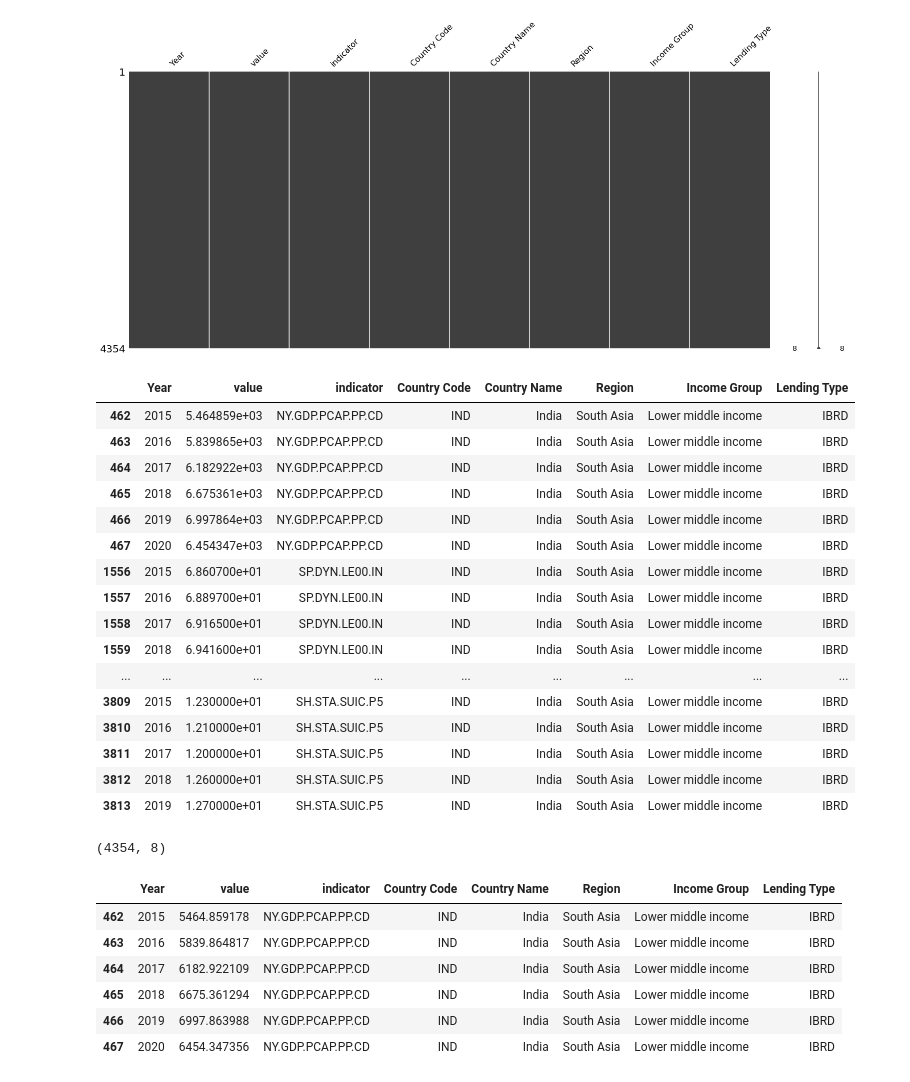
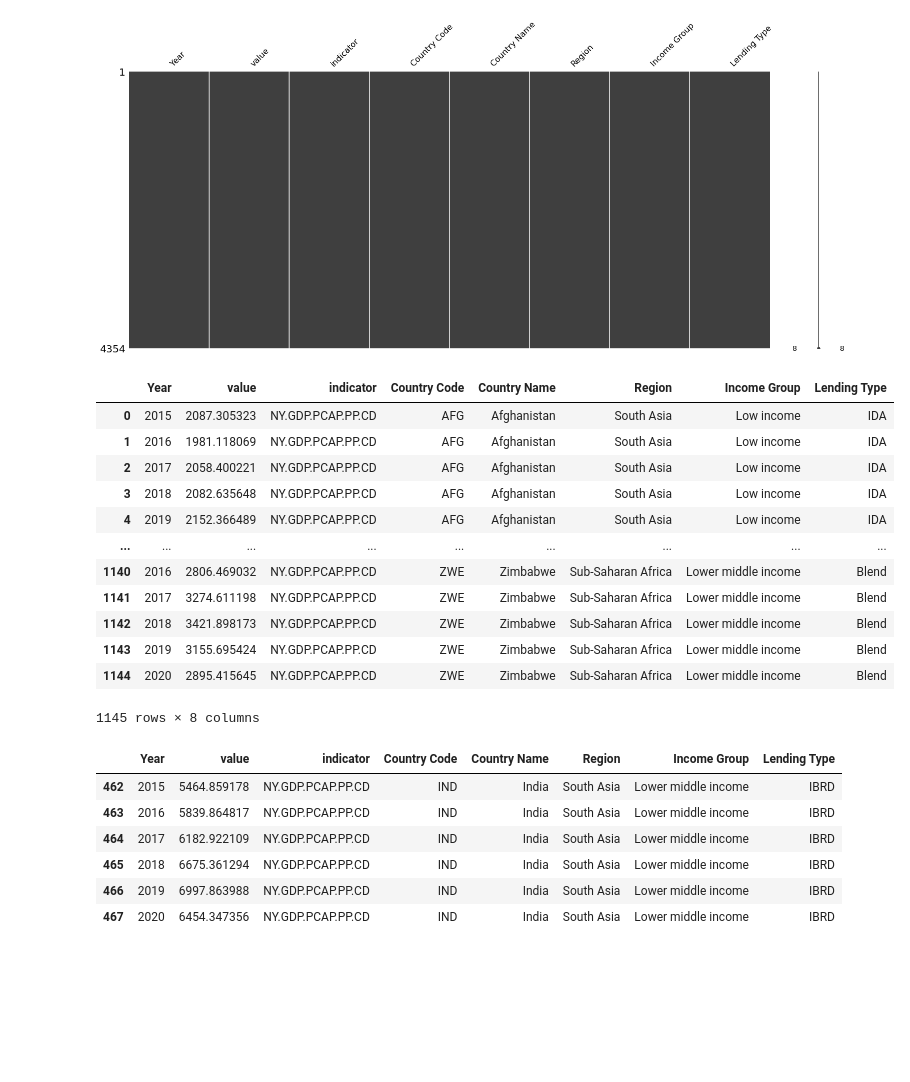
Before and after one commit to nirav3/data690_nirav, a Jupyter notebook: assignments/assignment_7/In_Class_Practice.ipynb, the cells around one changed output. Cells and saved outputs as stored; diff of their text form; code cells hidden in the pictures; blank space fills up the shorter version.

```diff
--- a/assignments/assignment_7/In_Class_Practice.ipynb
+++ b/assignments/assignment_7/In_Class_Practice.ipynb
@@ -35,40 +35,31 @@ msno.matrix(df)
 # %% [output]
 <matplotlib.axes._subplots.AxesSubplot at 0x...>
 [figure]
+# %%
+df_gdppcap = df.query("indicator == 'NY.GDP.PCAP.PP.CD'")
+df_gdppcap
+# %% [output]
+|  | Year | value | indicator | Country Code | Country Name | Region | Income Group | Lending Type |
+| 0 | 2015 | 2087.305323 | NY.GDP.PCAP.PP.CD | AFG | Afghanistan | South Asia | Low income | IDA |
+| 1 | 2016 | 1981.118069 | NY.GDP.PCAP.PP.CD | AFG | Afghanistan | South Asia | Low income | IDA |
+| 2 | 2017 | 2058.400221 | NY.GDP.PCAP.PP.CD | AFG | Afghanistan | South Asia | Low income | IDA |
+| 3 | 2018 | 2082.635648 | NY.GDP.PCAP.PP.CD | AFG | Afghanistan | South Asia | Low income | IDA |
+| 4 | 2019 | 2152.366489 | NY.GDP.PCAP.PP.CD | AFG | Afghanistan | South Asia | Low income | IDA |
+| ... | ... | ... | ... | ... | ... | ... | ... | ... |
+| 1140 | 2016 | 2806.469032 | NY.GDP.PCAP.PP.CD | ZWE | Zimbabwe | Sub-Saharan Africa | Lower middle income | Blend |
+| 1141 | 2017 | 3274.611198 | NY.GDP.PCAP.PP.CD | ZWE | Zimbabwe | Sub-Saharan Africa | Lower middle income | Blend |
+| 1142 | 2018 | 3421.898173 | NY.GDP.PCAP.PP.CD | ZWE | Zimbabwe | Sub-Saharan Africa | Lower middle income | Blend |
+| 1143 | 2019 | 3155.695424 | NY.GDP.PCAP.PP.CD | ZWE | Zimbabwe | Sub-Saharan Africa | Lower middle income | Blend |
+| 1144 | 2020 | 2895.415645 | NY.GDP.PCAP.PP.CD | ZWE | Zimbabwe | Sub-Saharan Africa | Lower middle income | Blend |
+1145 rows × 8 columns
 # %%
-df_ind = df[df["Country Code"] == "IND"]
-
+df_ind = df_gdppcap[df_gdppcap['Country Code'] == "IND"]
 df_ind
 # %% [output]
 |  | Year | value | indicator | Country Code | Country Name | Region | Income Group | Lending Type |
-| 462 | 2015 | 5.464859e+03 | NY.GDP.PCAP.PP.CD | IND | India | South Asia | Lower middle income | IBRD |
-| 463 | 2016 | 5.839865e+03 | NY.GDP.PCAP.PP.CD | IND | India | South Asia | Lower middle income | IBRD |
-| 464 | 2017 | 6.182922e+03 | NY.GDP.PCAP.PP.CD | IND | India | South Asia | Lower middle income | IBRD |
-| 465 | 2018 | 6.675361e+03 | NY.GDP.PCAP.PP.CD | IND | India | South Asia | Lower middle income | IBRD |
-| 466 | 2019 | 6.997864e+03 | NY.GDP.PCAP.PP.CD | IND | India | South Asia | Lower middle income | IBRD |
-| 467 | 2020 | 6.454347e+03 | NY.GDP.PCAP.PP.CD | IND | India | South Asia | Lower middle income | IBRD |
-| 1556 | 2015 | 6.860700e+01 | SP.DYN.LE00.IN | IND | India | South Asia | Lower middle income | IBRD |
-| 1557 | 2016 | 6.889700e+01 | SP.DYN.LE00.IN | IND | India | South Asia | Lower middle income | IBRD |
-| 1558 | 2017 | 6.916500e+01 | SP.DYN.LE00.IN | IND | India | South Asia | Lower middle income | IBRD |
-| 1559 | 2018 | 6.941600e+01 | SP.DYN.LE00.IN | IND | India | South Asia | Lower middle income | IBRD |
-| ... | ... | ... | ... | ... | ... | ... | ... | ... |
-| 3809 | 2015 | 1.230000e+01 | SH.STA.SUIC.P5 | IND | India | South Asia | Lower middle income | IBRD |
-| 3810 | 2016 | 1.210000e+01 | SH.STA.SUIC.P5 | IND | India | South Asia | Lower middle income | IBRD |
-| 3811 | 2017 | 1.200000e+01 | SH.STA.SUIC.P5 | IND | India | South Asia | Lower middle income | IBRD |
-| 3812 | 2018 | 1.260000e+01 | SH.STA.SUIC.P5 | IND | India | South Asia | Lower middle income | IBRD |
-| 3813 | 2019 | 1.270000e+01 | SH.STA.SUIC.P5 | IND | India | South Asia | Lower middle income | IBRD |
+| 462 | 2015 | 5464.859178 | NY.GDP.PCAP.PP.CD | IND | India | South Asia | Lower middle income | IBRD |
+| 463 | 2016 | 5839.864817 | NY.GDP.PCAP.PP.CD | IND | India | South Asia | Lower middle income | IBRD |
+| 464 | 2017 | 6182.922109 | NY.GDP.PCAP.PP.CD | IND | India | South Asia | Lower middle income | IBRD |
+| 465 | 2018 | 6675.361294 | NY.GDP.PCAP.PP.CD | IND | India | South Asia | Lower middle income | IBRD |
+| 466 | 2019 | 6997.863988 | NY.GDP.PCAP.PP.CD | IND | India | South Asia | Lower middle income | IBRD |
+| 467 | 2020 | 6454.347356 | NY.GDP.PCAP.PP.CD | IND | India | South Asia | Lower middle income | IBRD |
-# %%
-df.shape
-# %% [output]
-(4354, 8)
-# %%
-df_ind_gdppcap = df_ind.query("indicator == 'NY.GDP.PCAP.PP.CD'")
-df_ind_gdppcap
-# %% [output]
-|  | Year | value | indicator | Country Code | Country Name | Region | Income Group | Lending Type |
-| 462 | 2015 | 5464.859178 | NY.GDP.PCAP.PP.CD | IND | India | South Asia | Lower middle income | IBRD |
-| 463 | 2016 | 5839.864817 | NY.GDP.PCAP.PP.CD | IND | India | South Asia | Lower middle income | IBRD |
-| 464 | 2017 | 6182.922109 | NY.GDP.PCAP.PP.CD | IND | India | South Asia | Lower middle income | IBRD |
-| 465 | 2018 | 6675.361294 | NY.GDP.PCAP.PP.CD | IND | India | South Asia | Lower middle income | IBRD |
-| 466 | 2019 | 6997.863988 | NY.GDP.PCAP.PP.CD | IND | India | South Asia | Lower middle income | IBRD |
-| 467 | 2020 | 6454.347356 | NY.GDP.PCAP.PP.CD | IND | India | South Asia | Lower middle income | IBRD |
```
Also changed, not shown: parts of 3 cells of this notebook.
